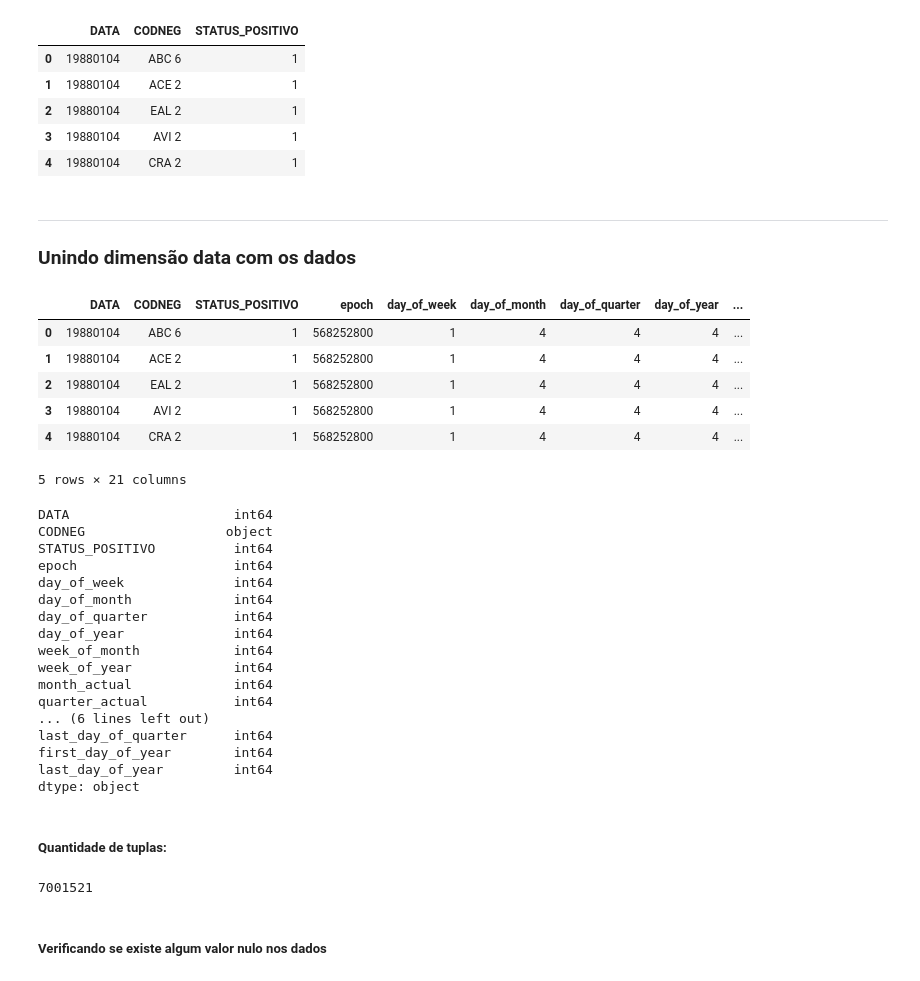
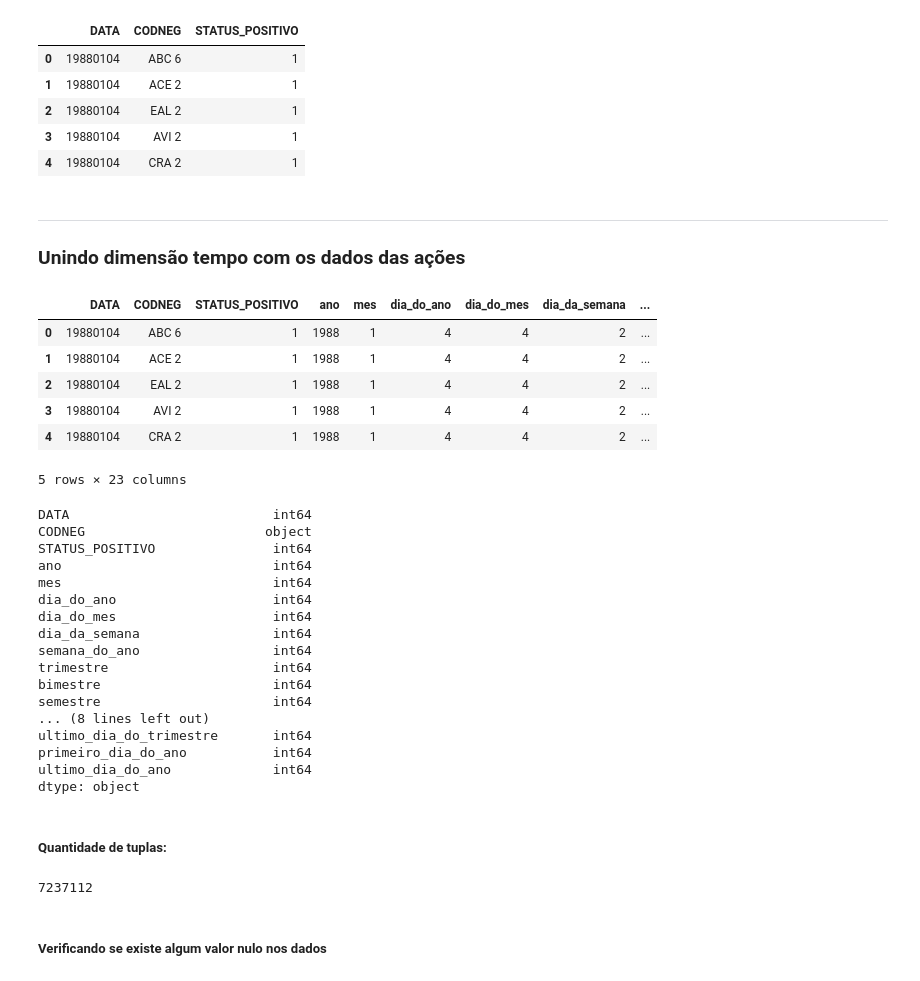
Before and after one commit to rogerior/predicao_bovespa, a Jupyter notebook: Pré processamento/Selecionando atributos e unindo dados das ações e dimensão data.ipynb, the cells around one changed output. Drawn from its saved outputs; the diff is of its cells as text; code cells hidden in the pictures.

```diff
--- a/Pré processamento/Selecionando atributos e unindo dados das ações e dimensão data.ipynb
+++ b/Pré processamento/Selecionando atributos e unindo dados das ações e dimensão data.ipynb
@@ -40,11 +46,11 @@ Desempenho positivo: O valor final da ação no dia fechou maior ou igual ao val
 
 Desempenho negativo: Se o valor de fechamento for menor que o valor de abertura, entao a ação teve diminuição/queda, logo desempenho negativo
 # %%
-# Criar váriavel classe
+# Criar variável classe
 dados['STATUS_POSITIVO'] = 1
 
 # Se o valor de fechamento for menor que o valor de abertura, entao a ação teve diminuição/queda
-dados.loc[dados['PREULT']<dados['PREABE'],'STATUS_POSITIVO'] = -1
+dados.loc[dados['PREULT']<dados['PREABE'],'STATUS_POSITIVO'] = 0
 # %%
 dados['STATUS_POSITIVO'].unique()
 # %% [output]
@@ -73,7 +79,7 @@ dados.loc[dados['CODNEG']=='VALE3'].head()
 ***
 ### Lendo dimensão data
 # %%
-dimensao_data = pd.read_csv('../dados/dimensao_data.csv')
+dimensao_data = pd.read_csv('../dados/dimensao_data.csv', sep=';')
 
 dimensao_data.head()
 # %% [output]
@@ -97,7 +103,7 @@ dimensao_data.tail()
 # %% [markdown]
 ##### Renomeando coluna "key" para unir com os dados das ações
 # %%
-dimensao_data=dimensao_data.rename(columns = {'date_dim_id':'DATA'})
+dimensao_data=dimensao_data.rename(columns = {'data':'DATA'})
 
 dimensao_data.head()
 # %% [output]
@@ -132,14 +138,14 @@ dtype: object
 ##### Convertendo as datas que estão no formato YYYY-MM-DD para YYYYMMDD,
 ##### Essa conversão é necessária para esses atributos ficarem do tipo int, pois com o "-" o atributo fica do tipo object, o que prejudica o desempenho das técnicas
 # %%
-dimensao_data['first_day_of_week'] = dimensao_data['first_day_of_week'].str.replace('-','').apply(int)
-dimensao_data['last_day_of_week'] = dimensao_data['last_day_of_week'].str.replace('-','').apply(int)
-dimensao_data['first_day_of_month'] = dimensao_data['first_day_of_month'].str.replace('-','').apply(int)
-dimensao_data['last_day_of_month'] = dimensao_data['last_day_of_month'].str.replace('-','').apply(int)
-dimensao_data['first_day_of_quarter'] = dimensao_data['first_day_of_quarter'].str.replace('-','').apply(int)
-dimensao_data['last_day_of_quarter'] = dimensao_data['last_day_of_quarter'].str.replace('-','').apply(int)
-dimensao_data['first_day_of_year'] = dimensao_data['first_day_of_year'].str.replace('-','').apply(int)
-dimensao_data['last_day_of_year'] = dimensao_data['last_day_of_year'].str.replace('-','').apply(int)
+dimensao_data['primeiro_dia_da_semana'] = dimensao_data['primeiro_dia_da_semana'].str.replace('-','').apply(int)
+dimensao_data['ultimo_dia_da_semana'] = dimensao_data['ultimo_dia_da_semana'].str.replace('-','').apply(int)
+dimensao_data['primeiro_dia_do_mes'] = dimensao_data['primeiro_dia_do_mes'].str.replace('-','').apply(int)
+dimensao_data['ultimo_dia_do_mes'] = dimensao_data['ultimo_dia_do_mes'].str.replace('-','').apply(int)
+dimensao_data['primeiro_dia_do_trimestre'] = dimensao_data['primeiro_dia_do_trimestre'].str.replace('-','').apply(int)
+dimensao_data['ultimo_dia_do_trimestre'] = dimensao_data['ultimo_dia_do_trimestre'].str.replace('-','').apply(int)
+dimensao_data['primeiro_dia_do_ano'] = dimensao_data['primeiro_dia_do_ano'].str.replace('-','').apply(int)
+dimensao_data['ultimo_dia_do_ano'] = dimensao_data['ultimo_dia_do_ano'].str.replace('-','').apply(int)
 
 dimensao_data.dtypes
 # %% [output]
@@ -192,45 +195,45 @@ dados_selecionados.head()
 | 4 | 19880104 | CRA 2 | 1 |
 # %% [markdown]
 ***
-### Unindo dimensão data com os dados
+### Unindo dimensão tempo com os dados das ações
 # %%
-completo = pd.merge(dados_selecionados, dimensao_data_selecionados, on='DATA')
+completo = pd.merge(dados_selecionados, dimensao_data, on='DATA')
 
 completo.head()
 # %% [output]
-|  | DATA | CODNEG | STATUS_POSITIVO | epoch | day_of_week | day_of_month | day_of_quarter | day_of_year | ... |
-| 0 | 19880104 | ABC 6 | 1 | 568252800 | 1 | 4 | 4 | 4 | ... |
-| 1 | 19880104 | ACE 2 | 1 | 568252800 | 1 | 4 | 4 | 4 | ... |
-| 2 | 19880104 | EAL 2 | 1 | 568252800 | 1 | 4 | 4 | 4 | ... |
-| 3 | 19880104 | AVI 2 | 1 | 568252800 | 1 | 4 | 4 | 4 | ... |
-| 4 | 19880104 | CRA 2 | 1 | 568252800 | 1 | 4 | 4 | 4 | ... |
+|  | DATA | CODNEG | STATUS_POSITIVO | ano | mes | dia_do_ano | dia_do_mes | dia_da_semana | ... |
+| 0 | 19880104 | ABC 6 | 1 | 1988 | 1 | 4 | 4 | 2 | ... |
+| 1 | 19880104 | ACE 2 | 1 | 1988 | 1 | 4 | 4 | 2 | ... |
+| 2 | 19880104 | EAL 2 | 1 | 1988 | 1 | 4 | 4 | 2 | ... |
+| 3 | 19880104 | AVI 2 | 1 | 1988 | 1 | 4 | 4 | 2 | ... |
+| 4 | 19880104 | CRA 2 | 1 | 1988 | 1 | 4 | 4 | 2 | ... |
-5 rows × 21 columns
+5 rows × 23 columns
 # %%
 completo.dtypes
 # %% [output]
-DATA                     int64
-CODNEG                  object
-STATUS_POSITIVO          int64
-epoch                    int64
-day_of_week              int64
-day_of_month             int64
-day_of_quarter           int64
-day_of_year              int64
-week_of_month            int64
-week_of_year             int64
-month_actual             int64
-quarter_actual           int64
-... (6 lines left out)
-last_day_of_quarter      int64
-first_day_of_year        int64
-last_day_of_year         int64
+DATA                          int64
+CODNEG                       object
+STATUS_POSITIVO               int64
+ano                           int64
+mes                           int64
+dia_do_ano                    int64
+dia_do_mes                    int64
+dia_da_semana                 int64
+semana_do_ano                 int64
+trimestre                     int64
+bimestre                      int64
+semestre                      int64
+... (8 lines left out)
+ultimo_dia_do_trimestre       int64
+primeiro_dia_do_ano           int64
+ultimo_dia_do_ano             int64
 dtype: object
 # %% [markdown]
 ##### Quantidade de tuplas:
 # %%
 len(completo)
 # %% [output]
-7001521
+7237112
 # %% [markdown]
 ##### Verificando se existe algum valor nulo nos dados
 # %%
```
Also changed, not shown: parts of 27 cells of this notebook, 9 other files.
